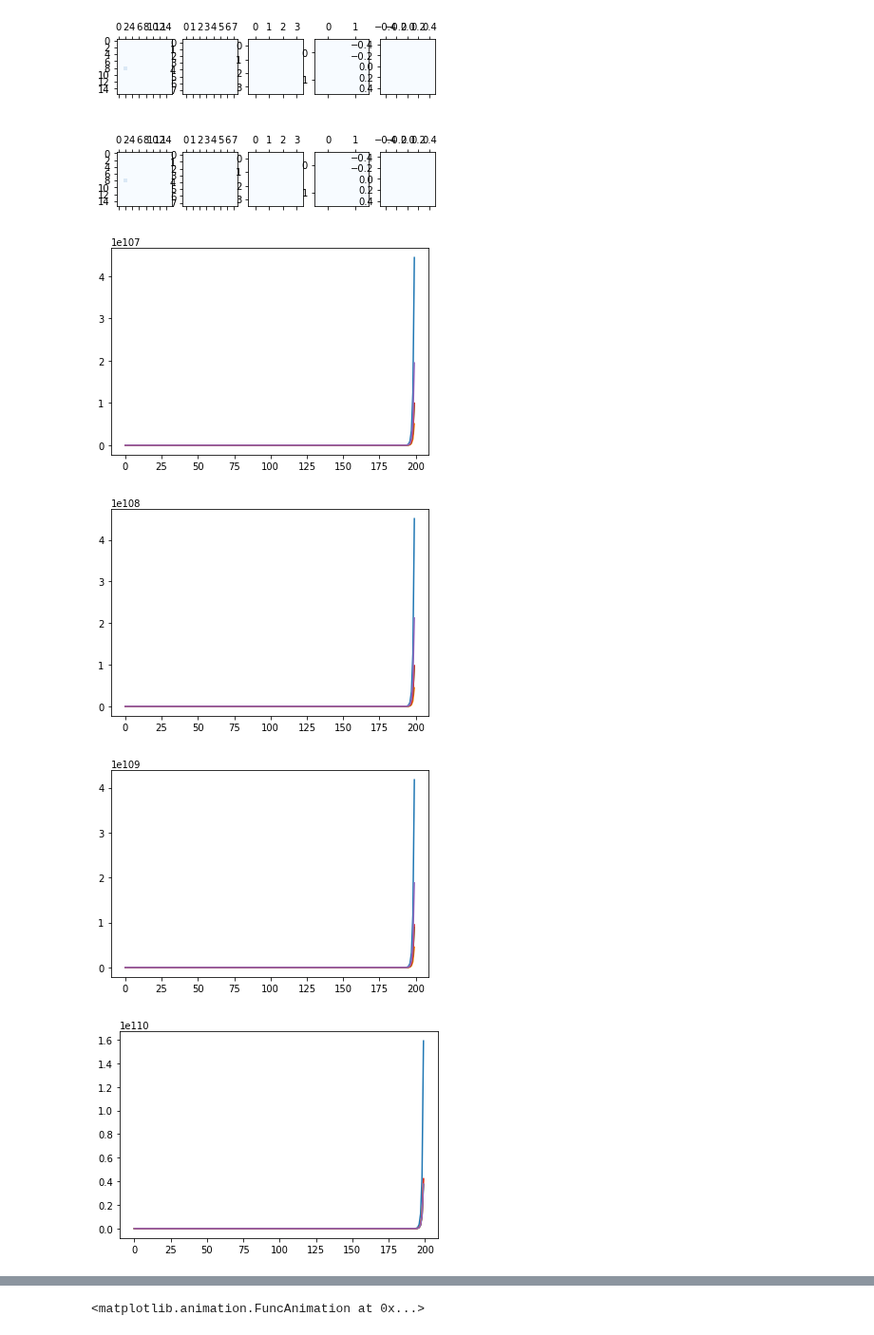
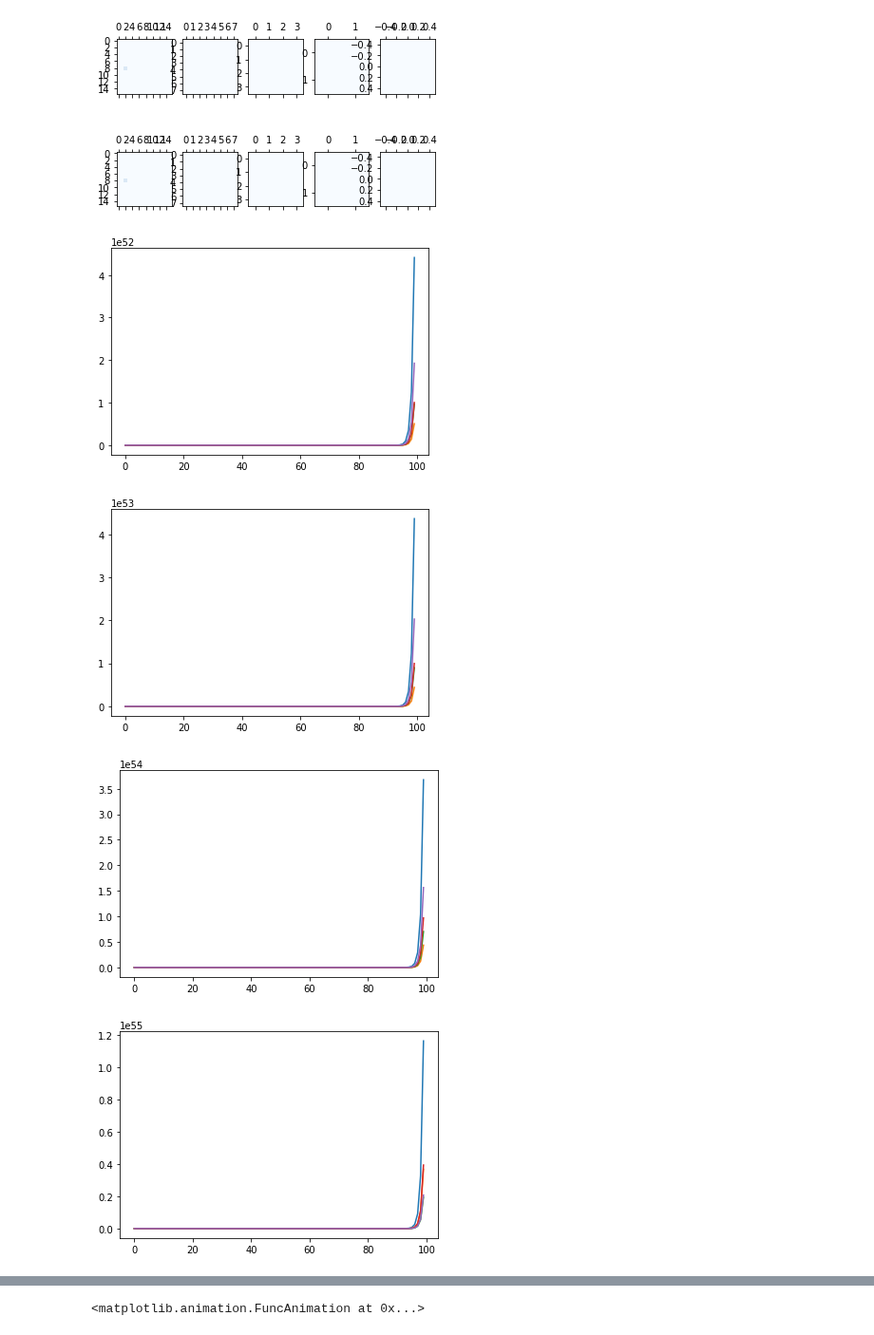
Before and after one commit to blakeelias/multi_scale_pandemic, a Jupyter notebook: viz_lock_down_none.ipynb, the cells around one changed output, grey strips where cells are left out. Shown at 95% size. Cells and saved outputs as stored; diff of their text form; code cells hidden in the pictures.

```diff
--- a/viz_lock_down_none.ipynb
+++ b/viz_lock_down_none.ipynb
@@ -40,9 +40,9 @@ anim = visualize.animate_results(results)
 [figure]
 # %%
 for i in range(len(g_bas)):
-    visualize.plot_case_counts(results['N_bs'][i], results['N_bs'][i+1], 0, g_bas[i])
+    visualize.plot_case_counts_two_scales(results['N_bs'][i], results['N_bs'][i+1], 0, g_bas[i])
 # %% [output]
-[figure, old version]
+[figure, new version]
-[figure, old version]
+[figure, new version]
-[figure, old version]
+[figure, new version]
-[figure, old version]
+[figure, new version]
```
Also changed, not shown: parts of 1 cell of this notebook, 6 other files.
